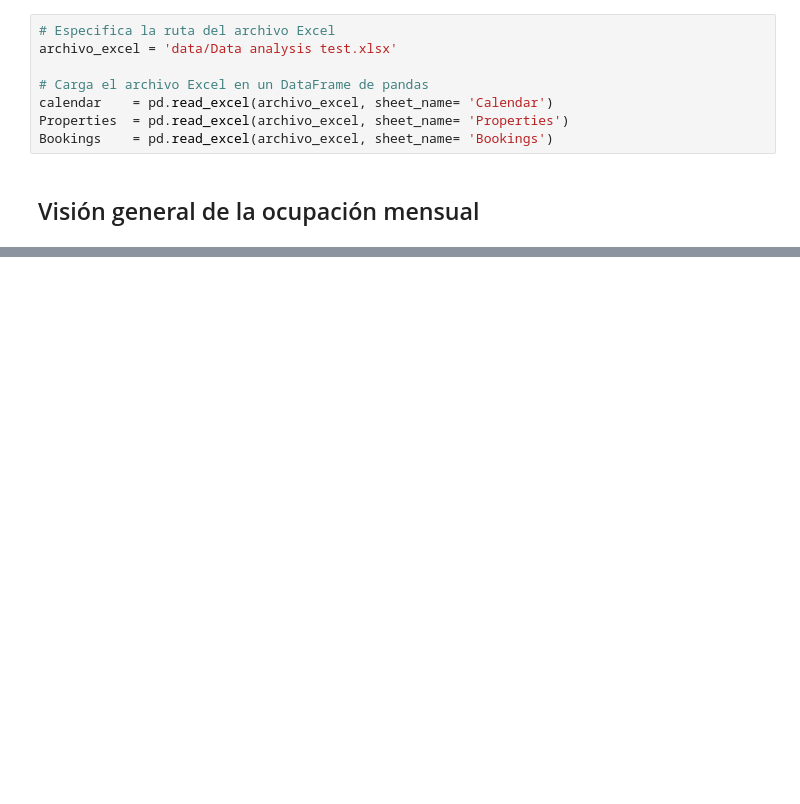
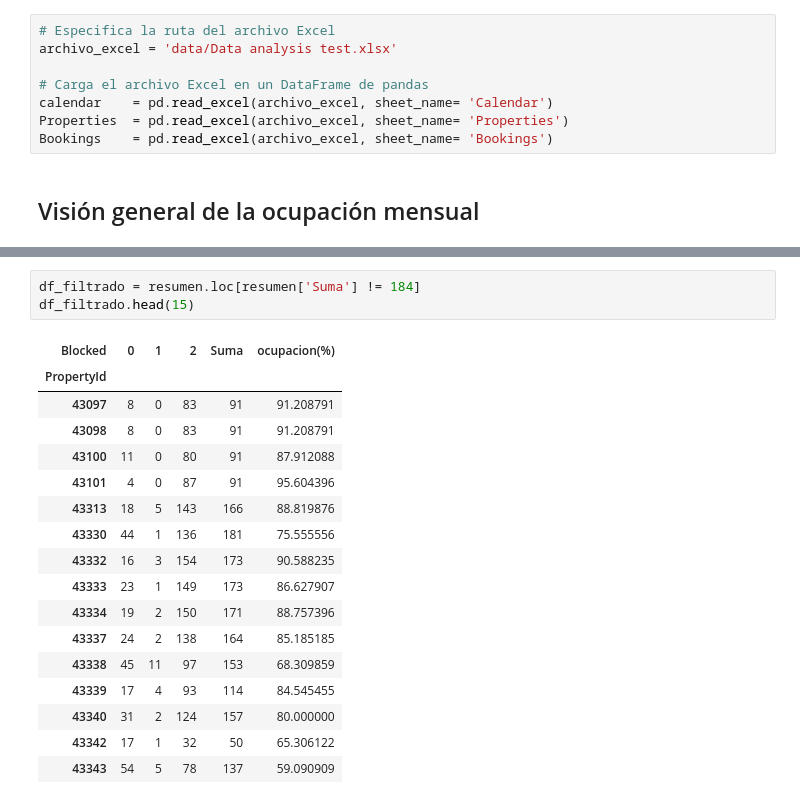
Before and after one commit to davidsosaolea/Stay-Unique, a Jupyter notebook: Gestión de propiedades y reservas.ipynb, the cells around one changed output, grey strips where cells are left out. Saved outputs shown, nothing was run; the diff lists cells and outputs as text; blank space fills up the shorter version.

```diff
--- a/Gestión de propiedades y reservas.ipynb
+++ b/Gestión de propiedades y reservas.ipynb
@@ -114,0 +224,21 @@ Property_BookingId               7725                        19.862186
+# %%
+df_filtrado = resumen.loc[resumen['Suma'] != 184]
+df_filtrado.head(15)
+# %% [output]
+| Blocked | 0 | 1 | 2 | Suma | ocupacion(%) |
+| PropertyId |  |  |  |  |  |
+| 43097 | 8 | 0 | 83 | 91 | 91.208791 |
+| 43098 | 8 | 0 | 83 | 91 | 91.208791 |
+| 43100 | 11 | 0 | 80 | 91 | 87.912088 |
+| 43101 | 4 | 0 | 87 | 91 | 95.604396 |
+| 43313 | 18 | 5 | 143 | 166 | 88.819876 |
+| 43330 | 44 | 1 | 136 | 181 | 75.555556 |
+| 43332 | 16 | 3 | 154 | 173 | 90.588235 |
+| 43333 | 23 | 1 | 149 | 173 | 86.627907 |
+| 43334 | 19 | 2 | 150 | 171 | 88.757396 |
+| 43337 | 24 | 2 | 138 | 164 | 85.185185 |
+| 43338 | 45 | 11 | 97 | 153 | 68.309859 |
+| 43339 | 17 | 4 | 93 | 114 | 84.545455 |
+| 43340 | 31 | 2 | 124 | 157 | 80.000000 |
+| 43342 | 17 | 1 | 32 | 50 | 65.306122 |
+| 43343 | 54 | 5 | 78 | 137 | 59.090909 |
```
Also changed, not shown: parts of 18 cells of this notebook, 1 other file.
